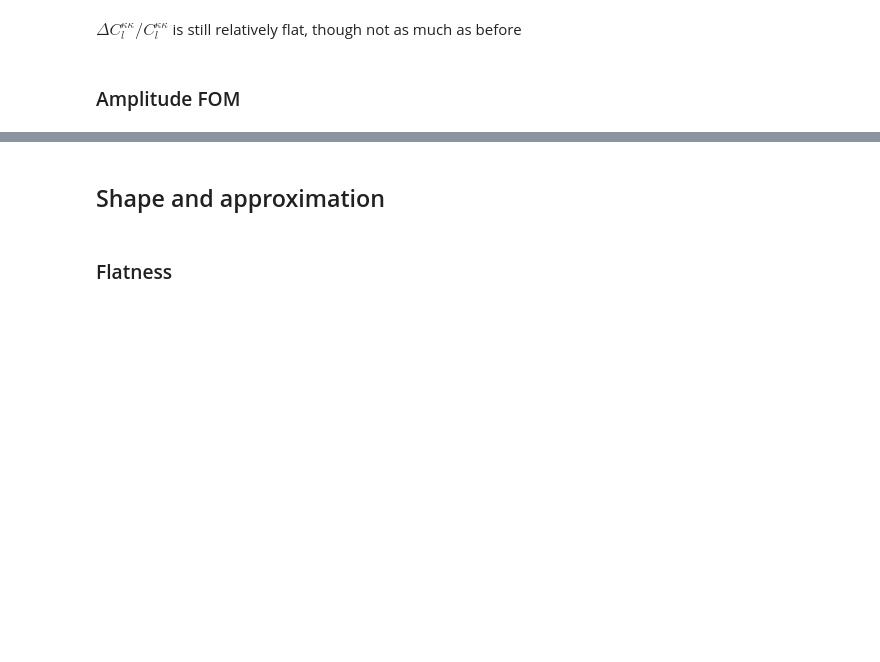
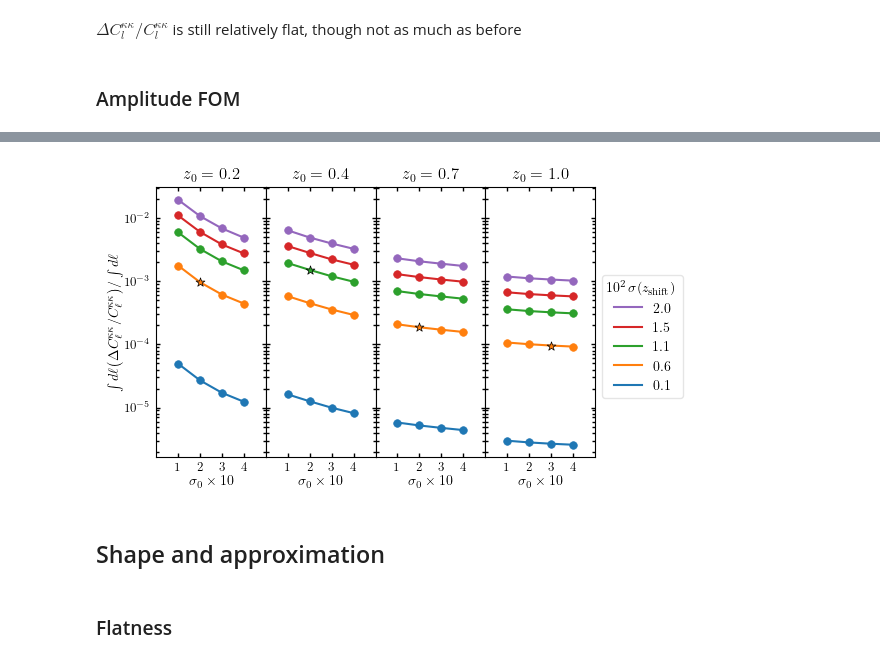
Before and after one commit to abaleato/CARDiAC, a Jupyter notebook: notebooks_for_paper/shear_tests.ipynb, the cells around one changed output, grey strips where cells are left out. Cells and saved outputs as stored; diff of their text form; code cells hidden in the pictures; blank space fills up the shorter version.

```diff
--- a/notebooks_for_paper/shear_tests.ipynb
+++ b/notebooks_for_paper/shear_tests.ipynb
@@ -231,3 +182,54 @@ plt.savefig(plots_dir+'fig_mcbias_vs_sigma_shear.pdf', bbox_inches='tight', dpi=
+# %%
+# Locations to mark as DES source galaxy properties. sigma_0 determined in a cell above by comparing to fig 1 from 2105.13549. z_shift from Table I of the same paper
+des_source_props = np.array(([sigmas[1], sigma_of_shifts[1]], [sigmas[1], sigma_of_shifts[2]],
+                             [sigmas[1], sigma_of_shifts[1]], [sigmas[2], sigma_of_shifts[1]])) # One row per z_0, one column for each of sigma_0 and sigma_z_shift
+
+sigma_zshift_labels = np.array([r'0.1', r'0.6',
+                                r'1.1', r'1.5', r'2.0'])
+
+
+
+fig = plt.figure()
+gs = fig.add_gridspec(nrows=1, ncols=4, hspace=0, wspace=0)
+axs = gs.subplots(sharex=True, sharey=True)
+
+j=0
+for z_mean in z_means:
+    i = 0
+    axs[j].set_title(r'$z_{0}='+str(z_mean)+'$')
+    for sigma_zshift, label in zip(sigma_of_shifts, sigma_zshift_labels):
+        if j==3:
+            label = label
+        else:
+            label = None
+        k=0
+        axs[j].plot(sigmas, bias_fom[i,j,:], color="C{}".format(i), label=label)
+        axs[j].set_xlabel(r'$\sigma_0\times 10$')
+
+        for sigma in sigmas:
+            if all(des_source_props[j,:] == (sigma, sigma_zshift)):
+                marker='*'
+                markersize = 45
+                edgecolors='k'
+            else:
+                marker='o'
+                markersize=30
+                edgecolors=None
+            axs[j].scatter(sigma, bias_fom[i,j,k], color="C{}".format(i), marker=marker, s=markersize, edgecolors=edgecolors, zorder=1000, linewidths=0.5)
+            k+=1
+        i+=1
+    j+=1
+
+plt.yscale('log')
+plt.xlim([0.0,0.5])
+
+axs[0].set_xticks(sigmas, (10*sigmas).astype(int).astype(str))
+plt.legend(bbox_to_anchor=(1, 0.7), frameon=True, reverse=True, title=r'$ 10^{2}\,\sigma(z_\mathrm{shift})$')
+
+axs[0].set_ylabel(r'$\int d\ell \big(\Delta C^{\kappa\kappa}_\ell/ C^{\kappa\kappa}_\ell \big)/ \int d\ell$')
+plt.savefig(plots_dir+'fig_mcbias_vs_sigma_shear.pdf', bbox_inches='tight', dpi=600)
+# %% [output]
+[figure, added]
 # %% [markdown]
 ## Shape and approximation
 # %%
```
Also changed, not shown: parts of 6 cells of this notebook, 3 other files.
